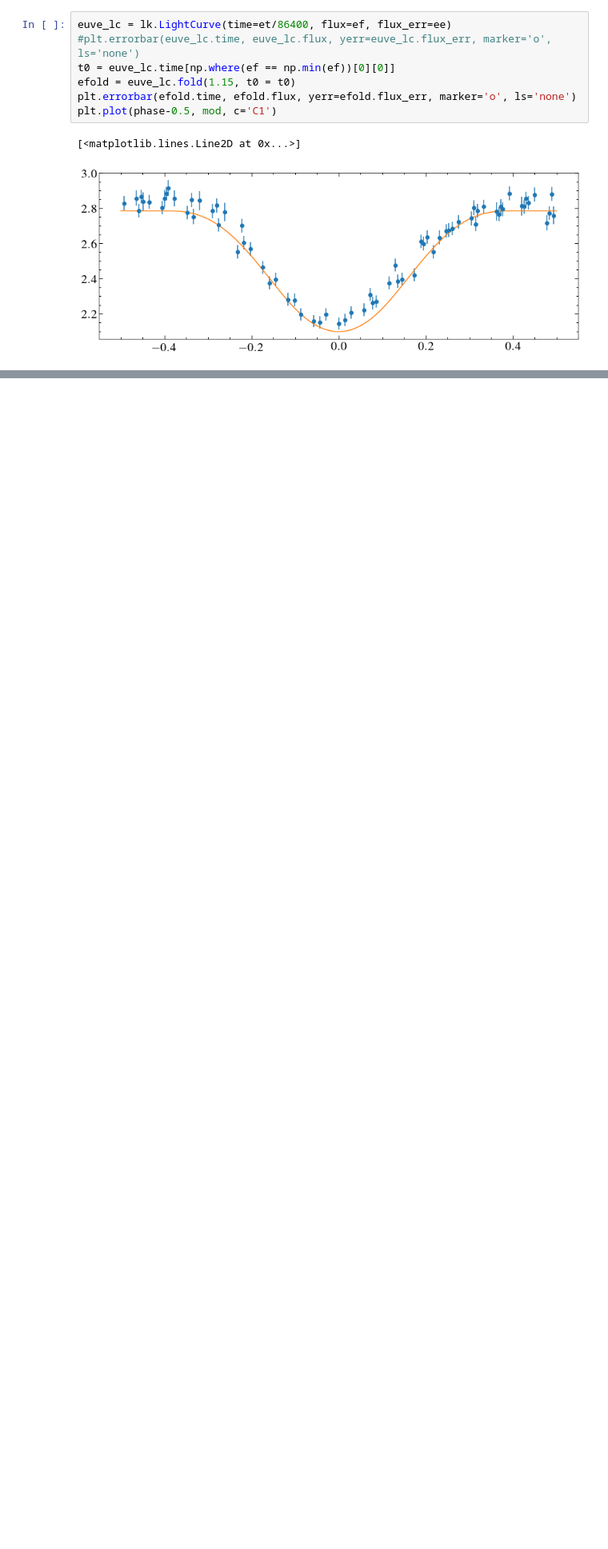
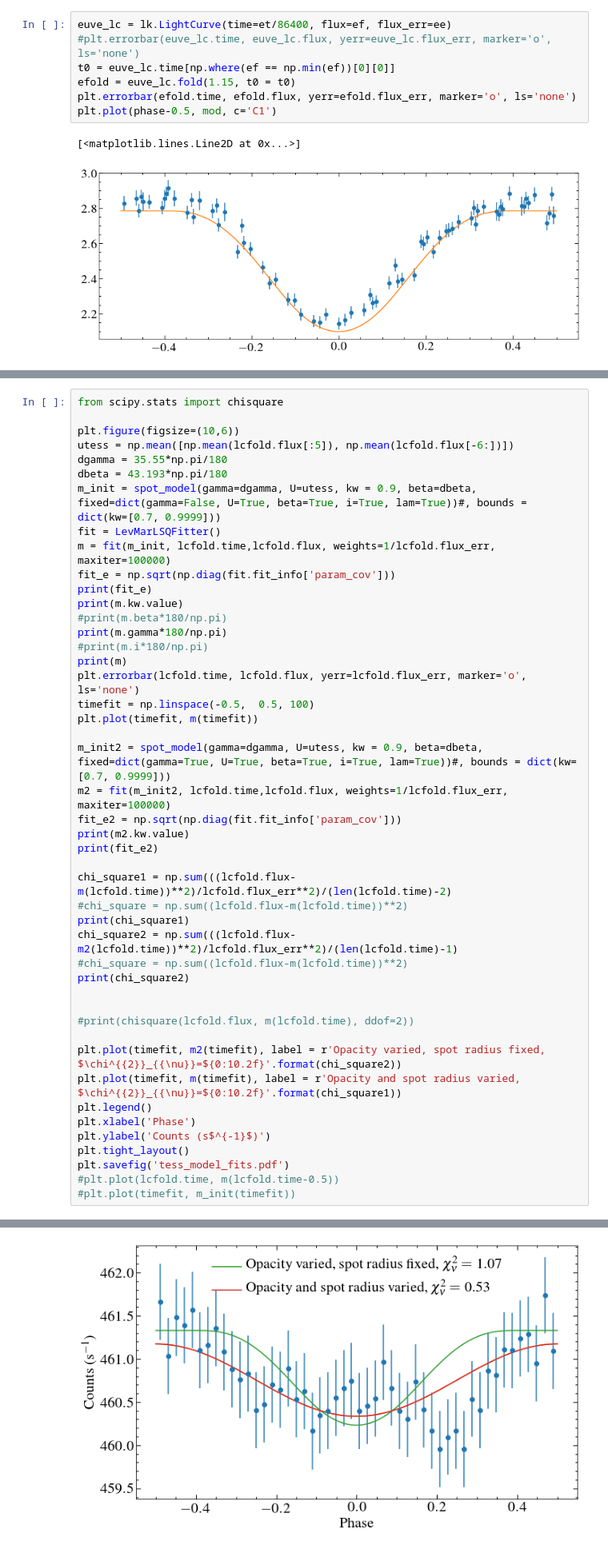
Before and after one commit to davidjwilson/GD394-Tess, a Jupyter notebook: spot_model.ipynb, the cells around one changed output, grey strips where cells are left out. Shown at 80% size. Drawn from its saved outputs; the diff is of its cells as text; blank space fills up the shorter version.

```diff
--- a/spot_model.ipynb
+++ b/spot_model.ipynb
@@ -141,0 +216,47 @@ plt.savefig('plots/euve_v_tess.pdf', dpi=150)
+# %%
+from scipy.stats import chisquare
+
+plt.figure(figsize=(10,6))
+utess = np.mean([np.mean(lcfold.flux[:5]), np.mean(lcfold.flux[-6:])])
+dgamma = 35.55*np.pi/180
+dbeta = 43.193*np.pi/180
+m_init = spot_model(gamma=dgamma, U=utess, kw = 0.9, beta=dbeta, fixed=dict(gamma=False, U=True, beta=True, i=True, lam=True))#, bounds = dict(kw=[0.7, 0.9999]))
+fit = LevMarLSQFitter()
+m = fit(m_init, lcfold.time,lcfold.flux, weights=1/lcfold.flux_err, maxiter=100000)
+fit_e = np.sqrt(np.diag(fit.fit_info['param_cov']))
+print(fit_e)
+print(m.kw.value)
+#print(m.beta*180/np.pi)
+print(m.gamma*180/np.pi)
+#print(m.i*180/np.pi)
+print(m)
+plt.errorbar(lcfold.time, lcfold.flux, yerr=lcfold.flux_err, marker='o', ls='none')
+timefit = np.linspace(-0.5,  0.5, 100)
+plt.plot(timefit, m(timefit))
+
+m_init2 = spot_model(gamma=dgamma, U=utess, kw = 0.9, beta=dbeta, fixed=dict(gamma=True, U=True, beta=True, i=True, lam=True))#, bounds = dict(kw=[0.7, 0.9999]))
+m2 = fit(m_init2, lcfold.time,lcfold.flux, weights=1/lcfold.flux_err, maxiter=100000)
+fit_e2 = np.sqrt(np.diag(fit.fit_info['param_cov']))
+print(m2.kw.value)
+print(fit_e2)
+
+chi_square1 = np.sum(((lcfold.flux-m(lcfold.time))**2)/lcfold.flux_err**2)/(len(lcfold.time)-2)
+#chi_square = np.sum((lcfold.flux-m(lcfold.time))**2)
+print(chi_square1)
+chi_square2 = np.sum(((lcfold.flux-m2(lcfold.time))**2)/lcfold.flux_err**2)/(len(lcfold.time)-1)
+#chi_square = np.sum((lcfold.flux-m(lcfold.time))**2)
+print(chi_square2)
+
+
+#print(chisquare(lcfold.flux, m(lcfold.time), ddof=2))
+
+plt.plot(timefit, m2(timefit), label = r'Opacity varied, spot radius fixed, $\chi^{{2}}_{{\nu}}=${0:10.2f}'.format(chi_square2))
+plt.plot(timefit, m(timefit), label = r'Opacity and spot radius varied, $\chi^{{2}}_{{\nu}}=${0:10.2f}'.format(chi_square1))
+plt.legend()
+plt.xlabel('Phase')
+plt.ylabel('Counts (s$^{-1}$)')
+plt.tight_layout()
+plt.savefig('tess_model_fits.pdf')
+#plt.plot(lcfold.time, m(lcfold.time-0.5))
+#plt.plot(timefit, m_init(timefit))
+# %% [output]
@@ -141,0 +279 @@ plt.savefig('plots/euve_v_tess.pdf', dpi=150)
+[figure, added]
```
Also changed, not shown: parts of 14 cells of this notebook, 3 other files.
